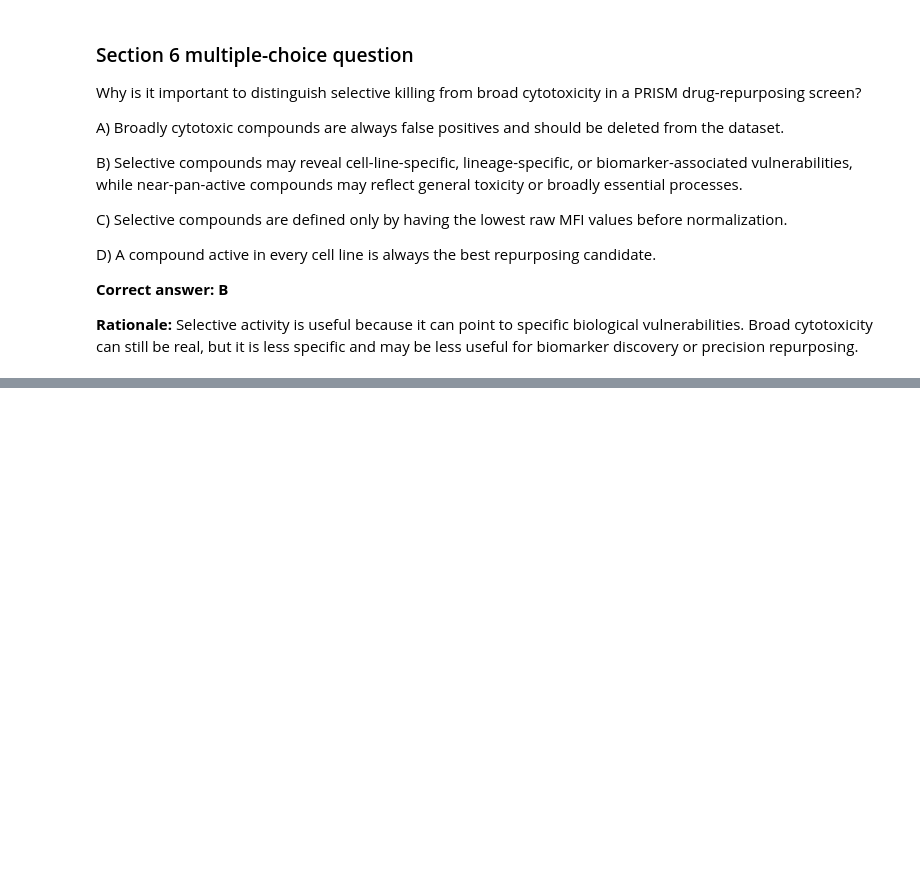
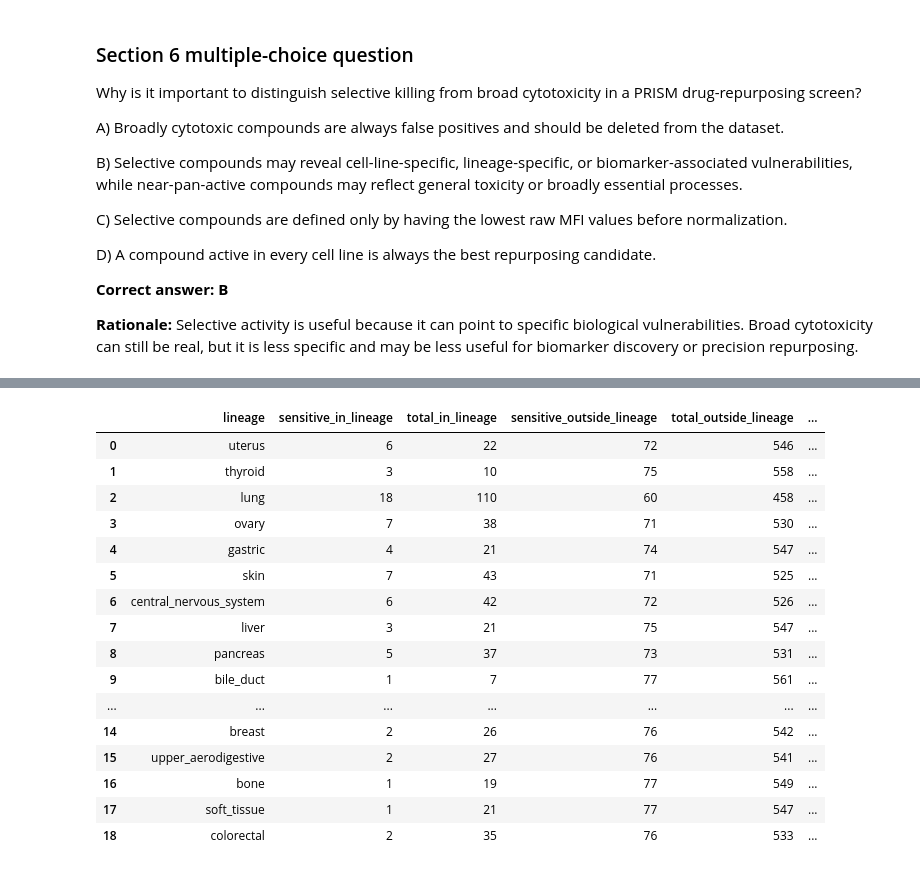
Before and after one commit to shashankshrishrimal-source/Code-for-assignment, a Jupyter notebook: notebooks/prism_repurposing_analysis.ipynb, the cells around one changed output, grey strips where cells are left out. Saved outputs shown, nothing was run; the diff lists cells and outputs as text; code cells hidden in the pictures; blank space fills up the shorter version.

```diff
--- a/notebooks/prism_repurposing_analysis.ipynb
+++ b/notebooks/prism_repurposing_analysis.ipynb
@@ -5142,0 +5736,78 @@ D) A compound active in every cell line is always the best repurposing candidate
+# %%
+# Section 7: lineage enrichment using all tested cell lines for selected compound
+
+from scipy.stats import fisher_exact
+
+selected_compound_sensitivity = primary_lineage_all_tested.loc[
+    primary_lineage_all_tested["broad_id"] == selected_biomarker_broad_id
+].copy()
+
+selected_compound_sensitivity = selected_compound_sensitivity[
+    selected_compound_sensitivity["lineage"].notna()
+].copy()
+
+print("Selected compound:")
+print(selected_biomarker_broad_id)
+print(selected_biomarker_name)
+
+print("\nRows for selected compound with lineage:")
+print(selected_compound_sensitivity.shape)
+
+print("\nSensitive / not sensitive counts:")
+display(selected_compound_sensitivity["primary_hit"].value_counts(dropna=False))
+
+lineage_results = []
+
+for lineage, lineage_df in selected_compound_sensitivity.groupby("lineage"):
+    in_lineage = selected_compound_sensitivity["lineage"] == lineage
+    sensitive = selected_compound_sensitivity["primary_hit"].astype(bool)
+
+    a = int((in_lineage & sensitive).sum())
+    b = int((in_lineage & ~sensitive).sum())
+    c = int((~in_lineage & sensitive).sum())
+    d = int((~in_lineage & ~sensitive).sum())
+
+    if (a + b) < 5:
+        continue
+
+    odds_ratio, p_value = fisher_exact(
+        [[a, b], [c, d]],
+        alternative="greater"
+    )
+
+    lineage_results.append({
+        "lineage": lineage,
+        "sensitive_in_lineage": a,
+        "total_in_lineage": a + b,
+        "sensitive_outside_lineage": c,
+        "total_outside_lineage": c + d,
+        "fraction_sensitive_in_lineage": a / (a + b),
+        "fraction_sensitive_outside_lineage": c / (c + d),
+        "odds_ratio": odds_ratio,
+        "p_value": p_value,
+    })
+
+lineage_enrichment_results = (
+    pd.DataFrame(lineage_results)
+    .sort_values(["p_value", "odds_ratio"], ascending=[True, False])
+    .reset_index(drop=True)
+)
+
+lineage_enrichment_results["rank"] = np.arange(1, len(lineage_enrichment_results) + 1)
+
+lineage_enrichment_results["fdr_bh"] = (
+    lineage_enrichment_results["p_value"]
+    * len(lineage_enrichment_results)
+    / lineage_enrichment_results["rank"]
+).clip(upper=1.0)
+
+lineage_enrichment_results["fdr_bh"] = (
+    lineage_enrichment_results["fdr_bh"]
+    .iloc[::-1]
+    .cummin()
+    .iloc[::-1]
+)
+
+print("\nLineage enrichment results:")
+display(lineage_enrichment_results.head(20))
+# %% [output]
@@ -5142,0 +5827,17 @@ D) A compound active in every cell line is always the best repurposing candidate
+|  | lineage | sensitive_in_lineage | total_in_lineage | sensitive_outside_lineage | total_outside_lineage | ... |
+| 0 | uterus | 6 | 22 | 72 | 546 | ... |
+| 1 | thyroid | 3 | 10 | 75 | 558 | ... |
+| 2 | lung | 18 | 110 | 60 | 458 | ... |
+| 3 | ovary | 7 | 38 | 71 | 530 | ... |
+| 4 | gastric | 4 | 21 | 74 | 547 | ... |
+| 5 | skin | 7 | 43 | 71 | 525 | ... |
+| 6 | central_nervous_system | 6 | 42 | 72 | 526 | ... |
+| 7 | liver | 3 | 21 | 75 | 547 | ... |
+| 8 | pancreas | 5 | 37 | 73 | 531 | ... |
+| 9 | bile_duct | 1 | 7 | 77 | 561 | ... |
+| ... | ... | ... | ... | ... | ... | ... |
+| 14 | breast | 2 | 26 | 76 | 542 | ... |
+| 15 | upper_aerodigestive | 2 | 27 | 76 | 541 | ... |
+| 16 | bone | 1 | 19 | 77 | 549 | ... |
+| 17 | soft_tissue | 1 | 21 | 77 | 547 | ... |
+| 18 | colorectal | 2 | 35 | 76 | 533 | ... |
```
Also changed, not shown: parts of 14 cells of this notebook.
